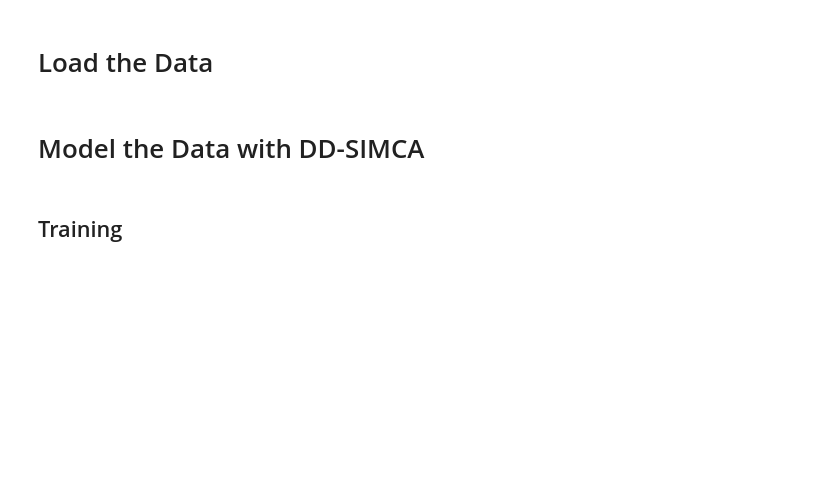
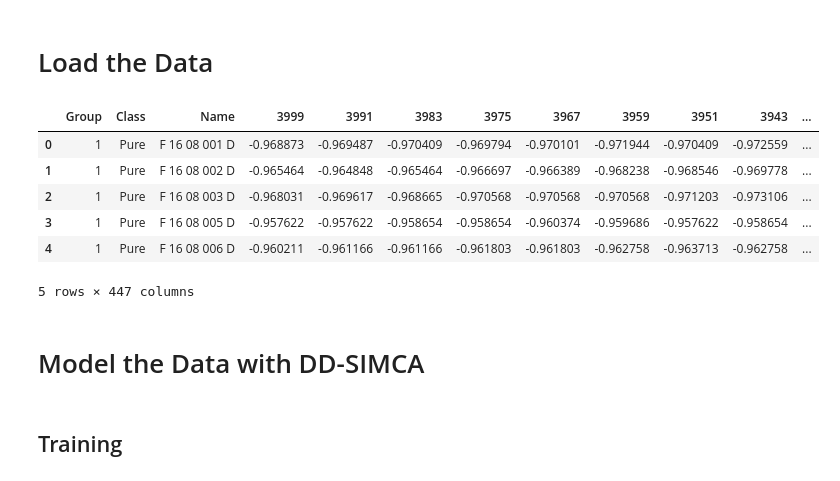
Before and after one commit to mahynski/pychemauth, a Jupyter notebook: examples/simca_example.ipynb, the cells around one changed output. Saved outputs shown, nothing was run; the diff lists cells and outputs as text; code cells hidden in the pictures; blank space fills up the shorter version.

```diff
--- a/examples/simca_example.ipynb
+++ b/examples/simca_example.ipynb
@@ -3,0 +1,19 @@
+# %%
+using_colab = 'google.colab' in str(get_ipython())
+if using_colab:
+  !git clone https://github.com/mahynski/chemometrics.git
+  !cd chemometrics; pip install -r requirements.txt
+else:
+  import sys
+  sys.path.append('../../')
+
+import chemometrics
+
+import matplotlib.pyplot as plt
+%matplotlib inline
+
+import watermark
+%load_ext watermark
+
+%load_ext autoreload
+%autoreload 2
@@ -29,10 +73,22 @@ This is a simple example of using DD-SIMCA to do some analysis.
 # Load the Data
 # %%
 # Let's load some data from the tests/ for this example
-df = pd.read_csv('../tests/data/simca_train.csv')
+if using_colab:
+    loc = 'https://raw.githubusercontent.com/mahynski/chemometrics/master/tests/data/simca_train.csv'
+else:
+    loc = '../tests/data/simca_train.csv'
+df = pd.read_csv(loc)
 # %%
 # You can see that samples are rows, columns are different features
-df
+df.head()
+# %% [output]
+|  | Group | Class | Name | 3999 | 3991 | 3983 | 3975 | 3967 | 3959 | 3951 | 3943 | ... |
+| 0 | 1 | Pure | F 16 08 001 D | -0.968873 | -0.969487 | -0.970409 | -0.969794 | -0.970101 | -0.971944 | -0.970409 | -0.972559 | ... |
+| 1 | 1 | Pure | F 16 08 002 D | -0.965464 | -0.964848 | -0.965464 | -0.966697 | -0.966389 | -0.968238 | -0.968546 | -0.969778 | ... |
+| 2 | 1 | Pure | F 16 08 003 D | -0.968031 | -0.969617 | -0.968665 | -0.970568 | -0.970568 | -0.970568 | -0.971203 | -0.973106 | ... |
+| 3 | 1 | Pure | F 16 08 005 D | -0.957622 | -0.957622 | -0.958654 | -0.958654 | -0.960374 | -0.959686 | -0.957622 | -0.958654 | ... |
+| 4 | 1 | Pure | F 16 08 006 D | -0.960211 | -0.961166 | -0.961166 | -0.961803 | -0.961803 | -0.962758 | -0.963713 | -0.962758 | ... |
+5 rows × 447 columns
 # %%
 raw_x = np.array(df.values[:,3:], dtype=float) # Extract features
 raw_y = np.array(df['Class'].values, dtype=str) # Take the class as the target
```
Also changed, not shown: parts of 28 cells of this notebook, 6 other files.
